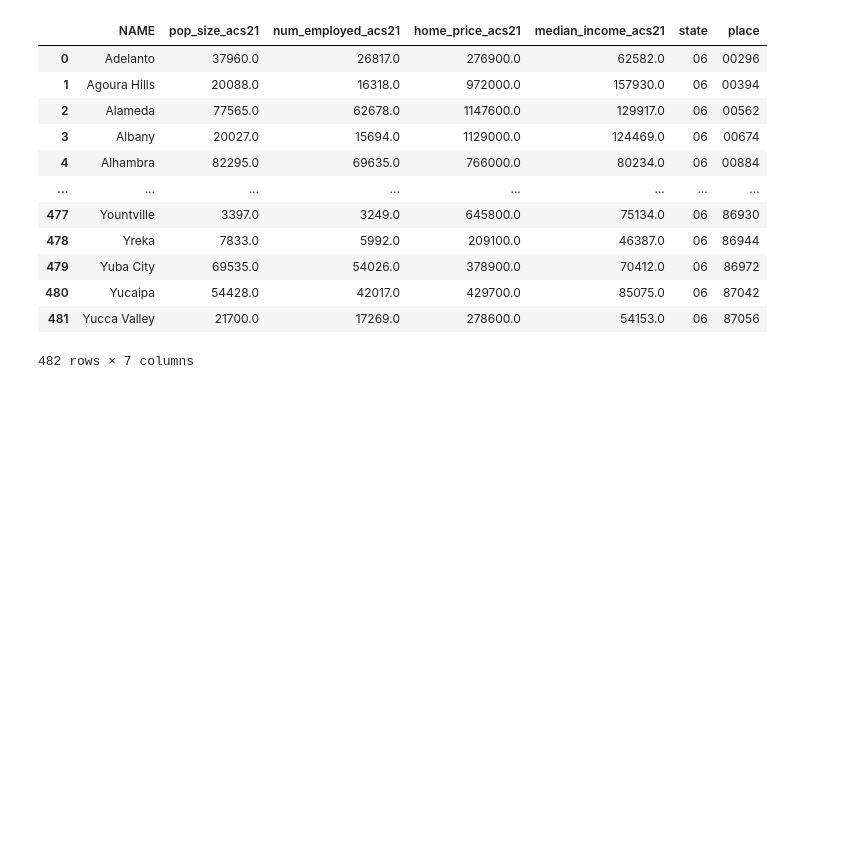
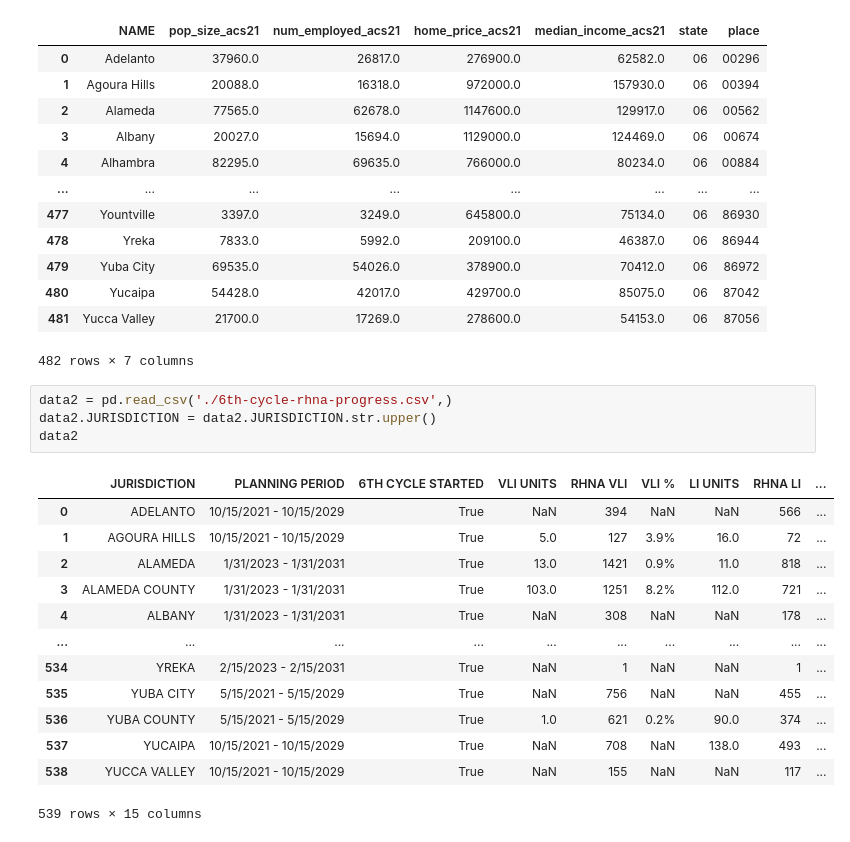
Before and after one commit to anphipolito/HousingElementReviewLettersScraper, a Jupyter notebook: DataAnalysis.ipynb, the cells around one changed output. Drawn from its saved outputs; the diff is of its cells as text; blank space fills up the shorter version.

```diff
--- a/DataAnalysis.ipynb
+++ b/DataAnalysis.ipynb
@@ -174,3 +174,21 @@ census_city_df
 | 480 | Yucaipa | 54428.0 | 42017.0 | 429700.0 | 85075.0 | 06 | 87042 |
 | 481 | Yucca Valley | 21700.0 | 17269.0 | 278600.0 | 54153.0 | 06 | 87056 |
 482 rows × 7 columns
+# %%
+data2 = pd.read_csv('./6th-cycle-rhna-progress.csv',)
+data2.JURISDICTION = data2.JURISDICTION.str.upper()
+data2
+# %% [output]
+|  | JURISDICTION | PLANNING PERIOD | 6TH CYCLE STARTED | VLI UNITS | RHNA VLI | VLI % | LI UNITS | RHNA LI | ... |
+| 0 | ADELANTO | 10/15/2021 - 10/15/2029 | True | NaN | 394 | NaN | NaN | 566 | ... |
+| 1 | AGOURA HILLS | 10/15/2021 - 10/15/2029 | True | 5.0 | 127 | 3.9% | 16.0 | 72 | ... |
+| 2 | ALAMEDA | 1/31/2023 - 1/31/2031 | True | 13.0 | 1421 | 0.9% | 11.0 | 818 | ... |
+| 3 | ALAMEDA COUNTY | 1/31/2023 - 1/31/2031 | True | 103.0 | 1251 | 8.2% | 112.0 | 721 | ... |
+| 4 | ALBANY | 1/31/2023 - 1/31/2031 | True | NaN | 308 | NaN | NaN | 178 | ... |
+| ... | ... | ... | ... | ... | ... | ... | ... | ... | ... |
+| 534 | YREKA | 2/15/2023 - 2/15/2031 | True | NaN | 1 | NaN | NaN | 1 | ... |
+| 535 | YUBA CITY | 5/15/2021 - 5/15/2029 | True | NaN | 756 | NaN | NaN | 455 | ... |
+| 536 | YUBA COUNTY | 5/15/2021 - 5/15/2029 | True | 1.0 | 621 | 0.2% | 90.0 | 374 | ... |
+| 537 | YUCAIPA | 10/15/2021 - 10/15/2029 | True | NaN | 708 | NaN | 138.0 | 493 | ... |
+| 538 | YUCCA VALLEY | 10/15/2021 - 10/15/2029 | True | NaN | 155 | NaN | NaN | 117 | ... |
+539 rows × 15 columns
```
Also changed, not shown: parts of 8 cells of this notebook.
